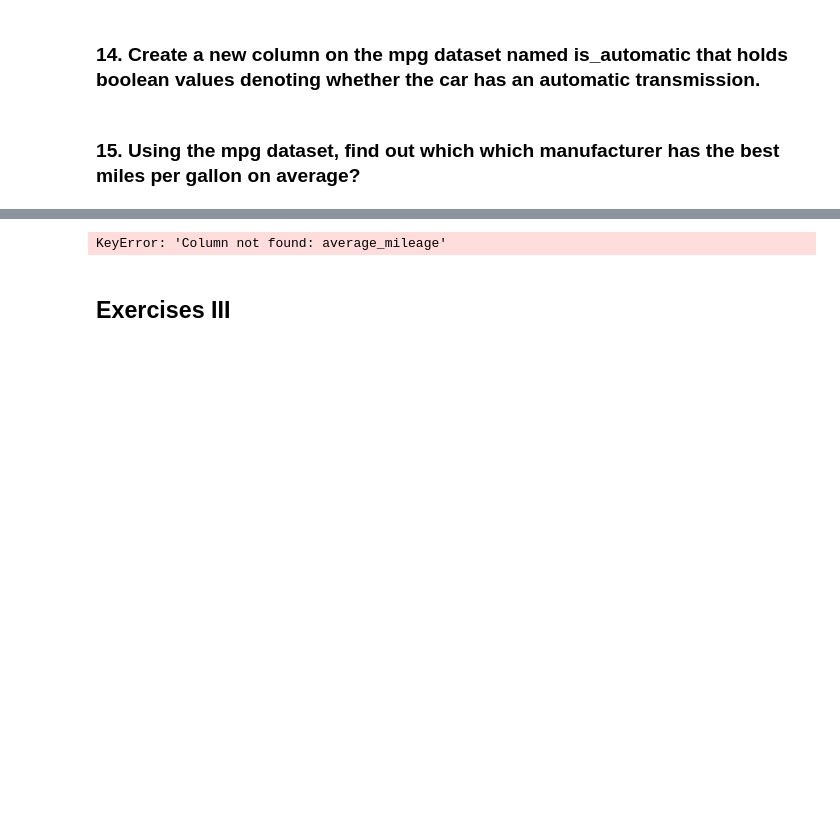
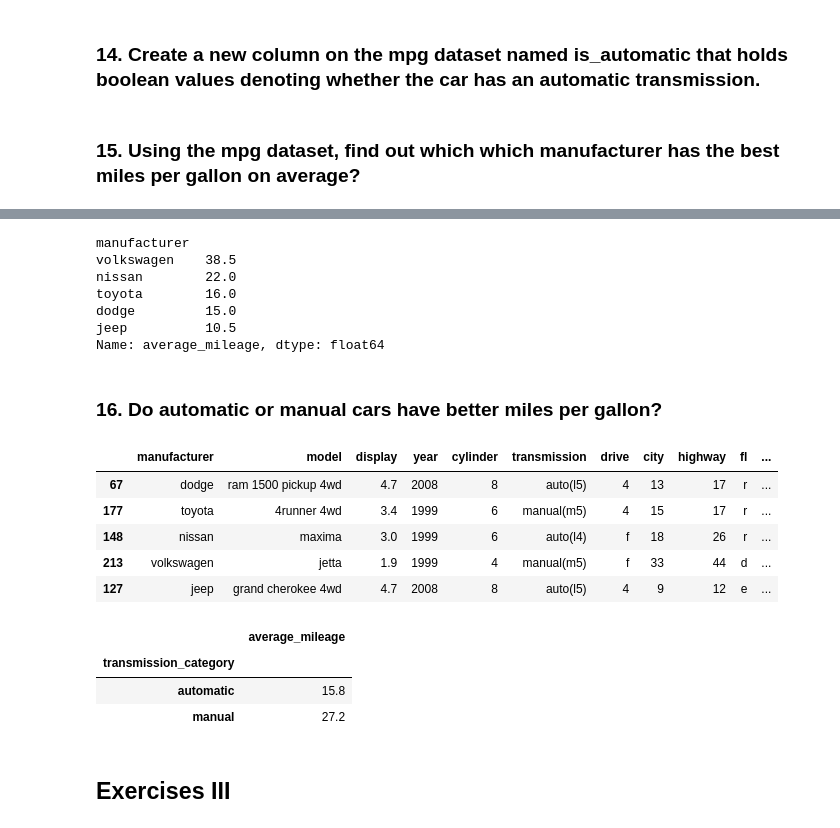
Before and after one commit to Severina7/numpy-pandas-visualization-exercises, a Jupyter notebook: advanced_dataframes.ipynb, the cells around one changed output, grey strips where cells are left out. Drawn from its saved outputs; the diff is of its cells as text; code cells hidden in the pictures; blank space fills up the shorter version.

```diff
--- a/advanced_dataframes.ipynb
+++ b/advanced_dataframes.ipynb
@@ -316,9 +310,37 @@ toyota        18.0
 volkswagen    38.5
 Name: average_mileage, dtype: float64
 # %%
-mpg.groupby(by='manufacturer')['average_mileage'].nlargest(10).sort_values(ascending = False)
+mpg.groupby(by='manufacturer').average_mileage.mean().nlargest(10).sort_values(ascending = False)
 # %% [output]
-KeyError: 'Column not found: average_mileage'
+manufacturer
+volkswagen    38.5
+nissan        22.0
+toyota        16.0
+dodge         15.0
+jeep          10.5
+Name: average_mileage, dtype: float64
+# %% [markdown]
+### 16. Do automatic or manual cars have better miles per gallon?
+# %%
+# create new column transmission_category using np.where
+# np.where(condition, 'This', 'That')
+
+mpg['transmission_category']= np.where(mpg.transmission.str.contains('auto'), 'automatic', 'manual')
+mpg.head()
+# %% [output]
+|  | manufacturer | model | display | year | cylinder | transmission | drive | city | highway | fl | ... |
+| 67 | dodge | ram 1500 pickup 4wd | 4.7 | 2008 | 8 | auto(l5) | 4 | 13 | 17 | r | ... |
+| 177 | toyota | 4runner 4wd | 3.4 | 1999 | 6 | manual(m5) | 4 | 15 | 17 | r | ... |
+| 148 | nissan | maxima | 3.0 | 1999 | 6 | auto(l4) | f | 18 | 26 | r | ... |
+| 213 | volkswagen | jetta | 1.9 | 1999 | 4 | manual(m5) | f | 33 | 44 | d | ... |
+| 127 | jeep | grand cherokee 4wd | 4.7 | 2008 | 8 | auto(l5) | 4 | 9 | 12 | e | ... |
+# %%
+mpg.groupby('transmission_category')[['average_mileage']].mean().round(1)
+# %% [output]
+|  | average_mileage |
+| transmission_category |  |
+| automatic | 15.8 |
+| manual | 27.2 |
 # %% [markdown]
 ## Exercises III
 # %% [markdown]
```
Also changed, not shown: parts of 32 cells of this notebook.
